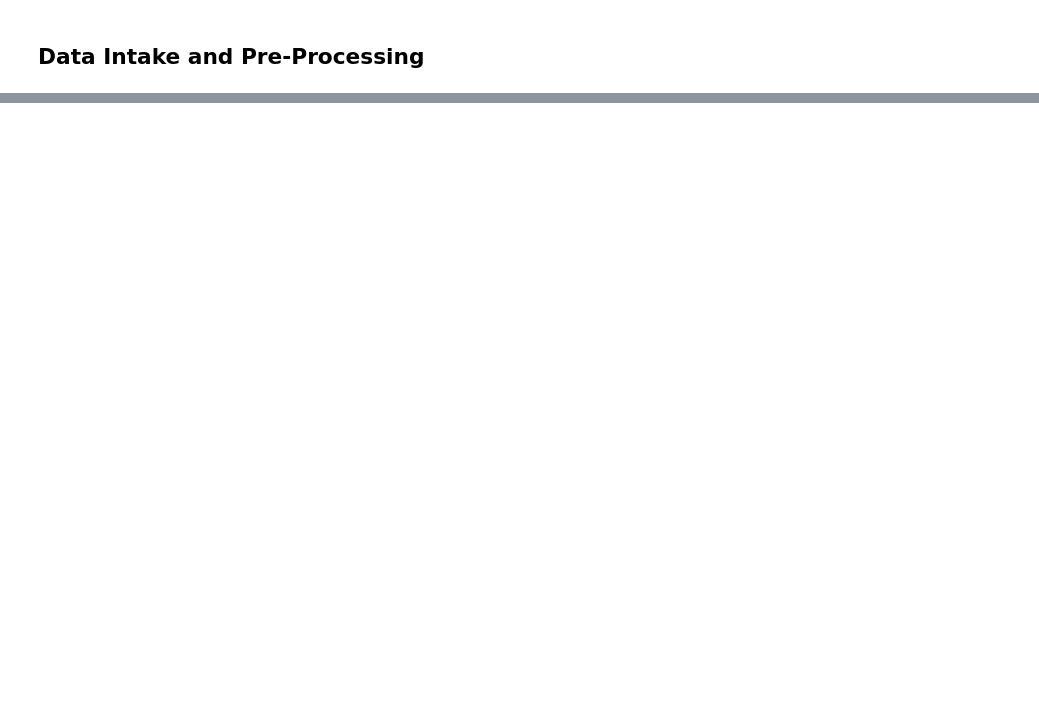
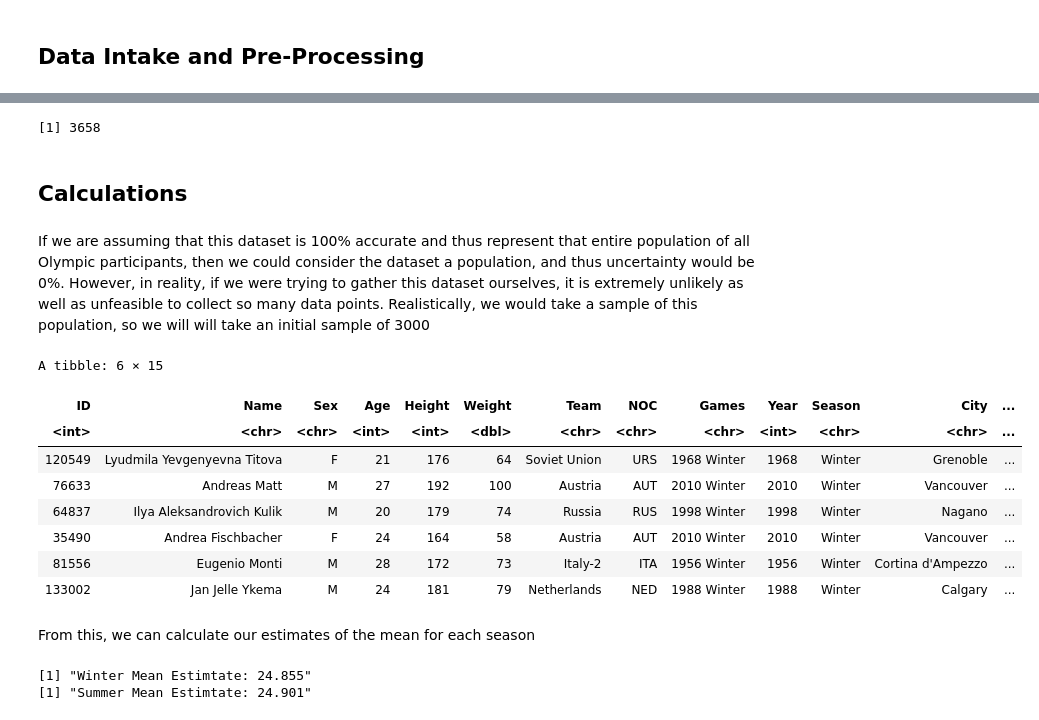
Before and after one commit to KevinSaigon/stat-201-project, a Jupyter notebook: project-proposal.ipynb, the cells around one changed output, grey strips where cells are left out. Saved outputs shown, nothing was run; the diff lists cells and outputs as text; code cells hidden in the pictures; blank space fills up the shorter version.

```diff
--- a/project-proposal.ipynb
+++ b/project-proposal.ipynb
@@ -112,0 +98,39 @@ length(unique(processed_df$ID)) == nrow(summer_df) + nrow(winter_df)
+# %%
+nrow(winter_df)
+# %% [output]
+[1] 3658
+# %% [markdown]
+## Calculations
+# %% [markdown]
+If we are assuming that this dataset is 100% accurate and thus represent that entire population of all Olympic participants, then we could consider the dataset a population, and thus uncertainty would be 0%. However, in reality, if we were trying to gather this dataset ourselves, it is extremely unlikely as well as unfeasible to collect so many data points. Realistically, we would take a sample of this population, so we will will take an initial sample of 3000
+# %%
+winter_sample <- winter_df %>%
+    rep_sample_n(size = 1000, reps = 1) %>%
+    subset(select = -(replicate))
+
+summer_sample <- summer_df %>%
+    rep_sample_n(size = 1000, reps = 1) %>%
+    subset(select = -(replicate))
+
+head(winter_sample)
+# %% [output]
+A tibble: 6 × 15
+| ID | Name | Sex | Age | Height | Weight | Team | NOC | Games | Year | Season | City | ... |
+| <int> | <chr> | <chr> | <int> | <int> | <dbl> | <chr> | <chr> | <chr> | <int> | <chr> | <chr> | ... |
+| 120549 | Lyudmila Yevgenyevna Titova | F | 21 | 176 | 64 | Soviet Union | URS | 1968 Winter | 1968 | Winter | Grenoble | ... |
+| 76633 | Andreas Matt | M | 27 | 192 | 100 | Austria | AUT | 2010 Winter | 2010 | Winter | Vancouver | ... |
+| 64837 | Ilya Aleksandrovich Kulik | M | 20 | 179 | 74 | Russia | RUS | 1998 Winter | 1998 | Winter | Nagano | ... |
+| 35490 | Andrea Fischbacher | F | 24 | 164 | 58 | Austria | AUT | 2010 Winter | 2010 | Winter | Vancouver | ... |
+| 81556 | Eugenio Monti | M | 28 | 172 | 73 | Italy-2 | ITA | 1956 Winter | 1956 | Winter | Cortina d'Ampezzo | ... |
+| 133002 | Jan Jelle Ykema | M | 24 | 181 | 79 | Netherlands | NED | 1988 Winter | 1988 | Winter | Calgary | ... |
+# %% [markdown]
+From this, we can calculate our estimates of the mean for each season
+# %%
+winter_mean_estimate <- mean(winter_sample$Age)
+summer_mean_estimate <- mean(summer_sample$Age)
+
+print(paste("Winter Mean Estimtate:", winter_mean_estimate))
+print(paste("Summer Mean Estimtate:", summer_mean_estimate))
+# %% [output]
+[1] "Winter Mean Estimtate: 24.855"
+[1] "Summer Mean Estimtate: 24.901"
```
Also changed, not shown: parts of 19 cells of this notebook, 1 other file.
